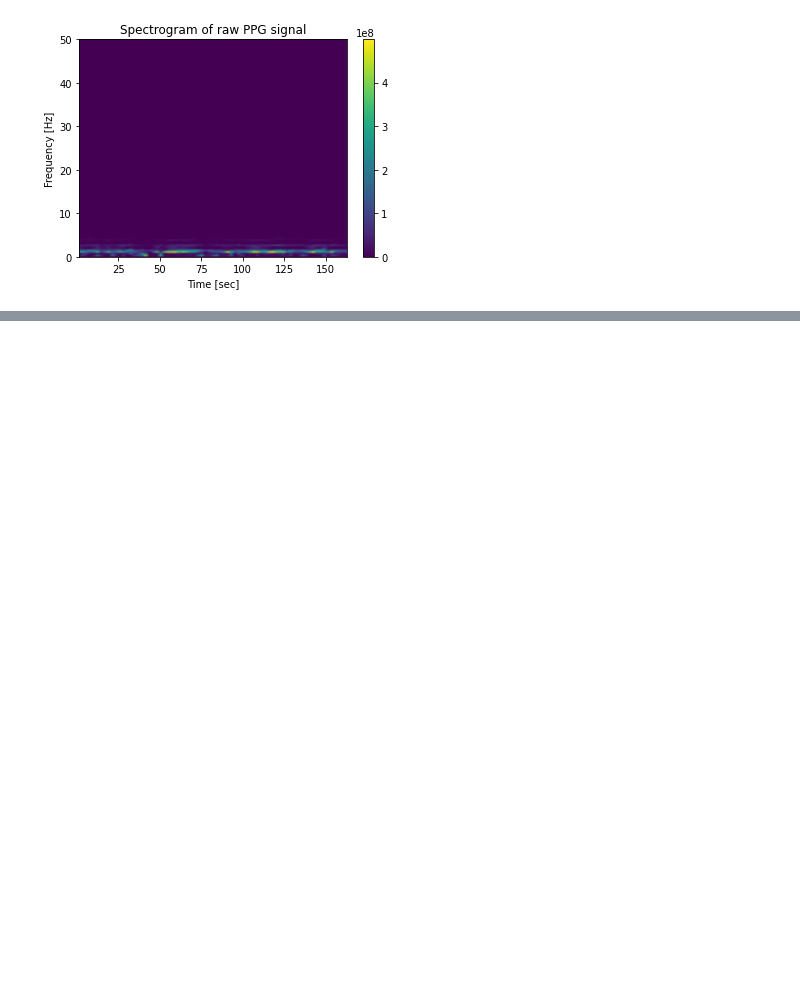
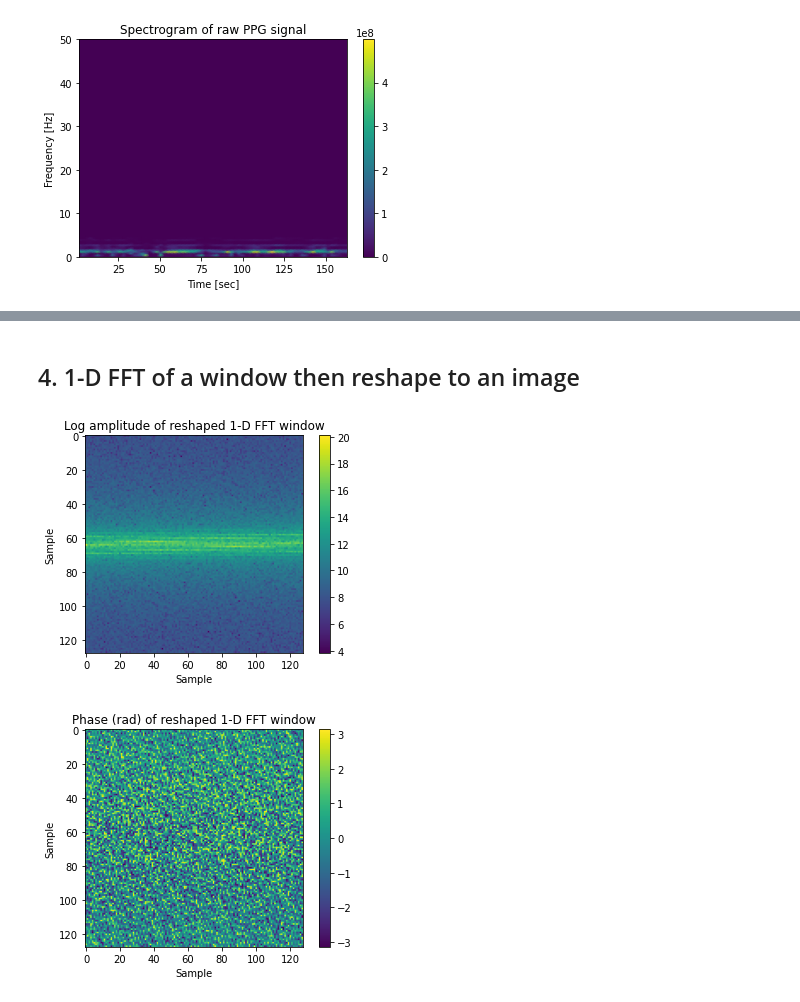
Before and after one commit to sky-sailor/fyp2021-jw5920, a Jupyter notebook: examples/ppg_sqi/ppg2image.ipynb, the cells around one changed output, grey strips where cells are left out. Cells and saved outputs as stored; diff of their text form; code cells hidden in the pictures; blank space fills up the shorter version.

```diff
--- a/examples/ppg_sqi/ppg2image.ipynb
+++ b/examples/ppg_sqi/ppg2image.ipynb
@@ -69,0 +100,25 @@ plt.show()
+# %% [markdown]
+## 4. 1-D FFT of a window then reshape to an image
+# %%
+windowfft = np.fft.fft(window)
+# Shift the zero-frequency component to the center of the spectrum.
+windowfft = np.fft.fftshift(windowfft)
+img4 = np.reshape(windowfft, (height, width))
+plt.figure()
+plt.imshow(np.log(abs(img4)))
+plt.title('Log amplitude of reshaped 1-D FFT window')
+plt.xlabel('Sample')
+plt.ylabel('Sample')
+plt.colorbar()
+plt.show()
+
+plt.figure()
+plt.imshow(np.angle(img4))
+plt.title('Phase (rad) of reshaped 1-D FFT window')
+plt.xlabel('Sample')
+plt.ylabel('Sample')
+plt.colorbar()
+plt.show()
+# %% [output]
+[figure, added]
+[figure, added]
```
Also changed, not shown: parts of 7 cells of this notebook.
